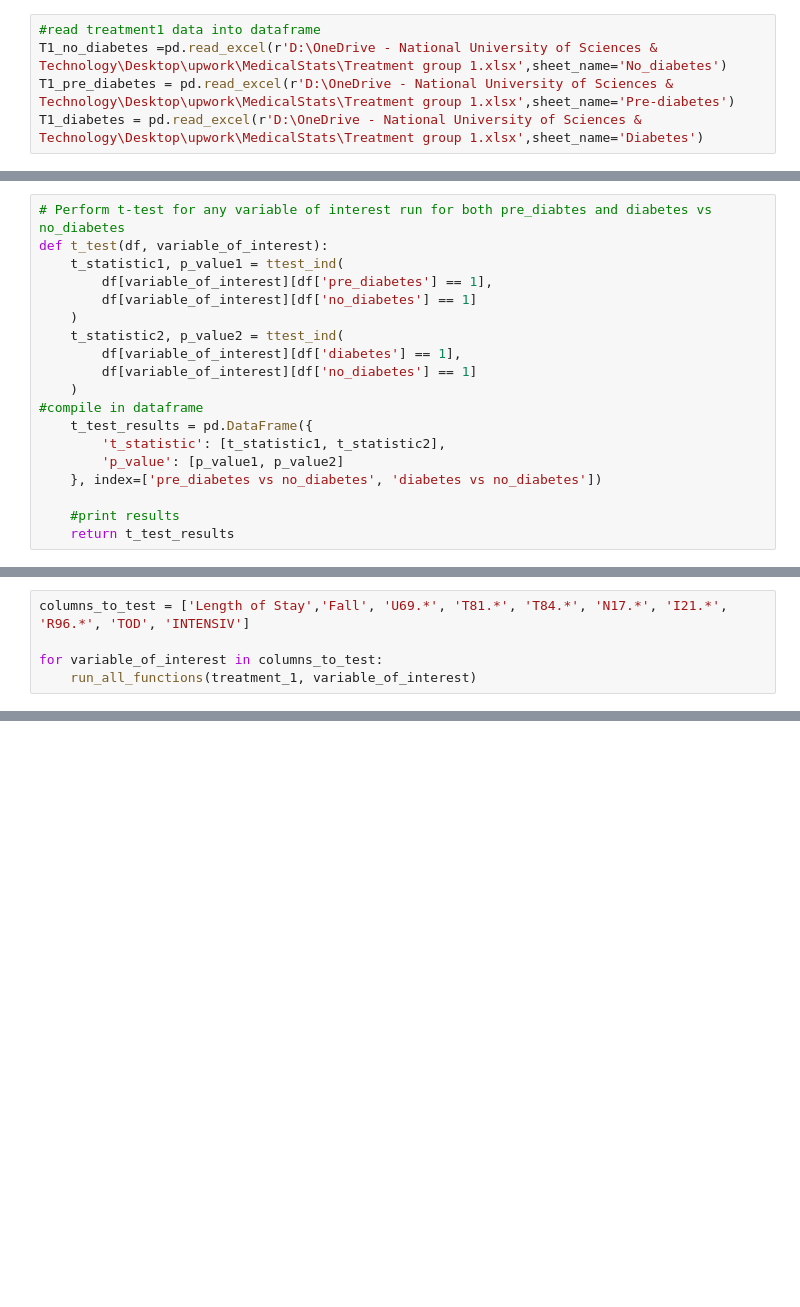
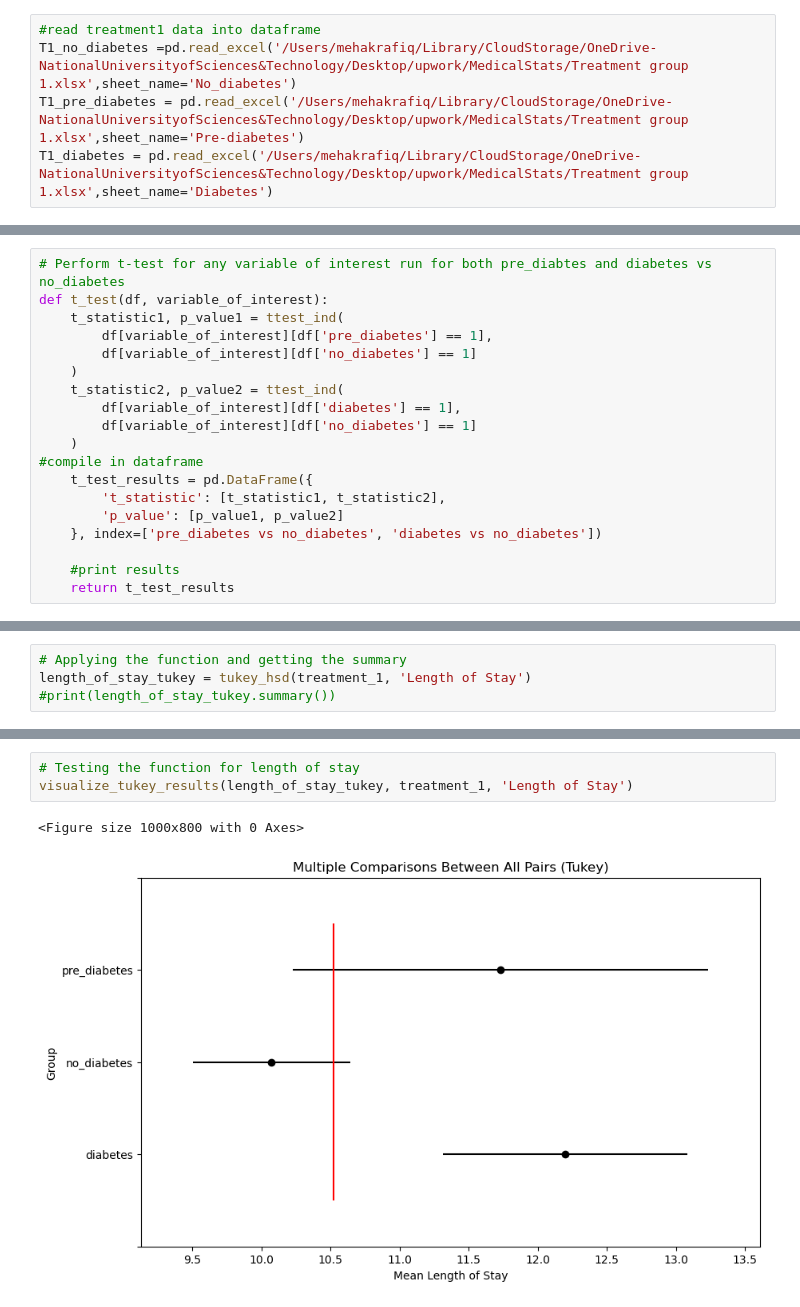
Before and after one commit to mehakrafiq/MedicalStats, a Jupyter notebook: T1_DataAnalysis.ipynb, the cells around one changed output, grey strips where cells are left out. Cells and saved outputs as stored; diff of their text form; blank space fills up the shorter version.

```diff
--- a/T1_DataAnalysis.ipynb
+++ b/T1_DataAnalysis.ipynb
@@ -14,9 +13,9 @@ import warnings
 warnings.filterwarnings('ignore')
 # %%
 #read treatment1 data into dataframe
-T1_no_diabetes =pd.read_excel(r'D:\OneDrive - National University of Sciences & Technology\Desktop\upwork\MedicalStats\Treatment group 1.xlsx',sheet_name='No_diabetes')
-T1_pre_diabetes = pd.read_excel(r'D:\OneDrive - National University of Sciences & Technology\Desktop\upwork\MedicalStats\Treatment group 1.xlsx',sheet_name='Pre-diabetes')
-T1_diabetes = pd.read_excel(r'D:\OneDrive - National University of Sciences & Technology\Desktop\upwork\MedicalStats\Treatment group 1.xlsx',sheet_name='Diabetes')
+T1_no_diabetes =pd.read_excel('/Users/mehakrafiq/Library/CloudStorage/OneDrive-NationalUniversityofSciences&Technology/Desktop/upwork/MedicalStats/Treatment group 1.xlsx',sheet_name='No_diabetes')
+T1_pre_diabetes = pd.read_excel('/Users/mehakrafiq/Library/CloudStorage/OneDrive-NationalUniversityofSciences&Technology/Desktop/upwork/MedicalStats/Treatment group 1.xlsx',sheet_name='Pre-diabetes')
+T1_diabetes = pd.read_excel('/Users/mehakrafiq/Library/CloudStorage/OneDrive-NationalUniversityofSciences&Technology/Desktop/upwork/MedicalStats/Treatment group 1.xlsx',sheet_name='Diabetes')
 # %%
 #make one datafrafme of all three dataframes
 T1_no_diabetes['no_diabetes'] = 1
@@ -572,5 +181,0 @@ def run_all_functions(df, variable_of_interest):
-# %%
-columns_to_test = ['Length of Stay','Fall', 'U69.*', 'T81.*', 'T84.*', 'N17.*', 'I21.*', 'R96.*', 'TOD', 'INTENSIV']
-
-for variable_of_interest in columns_to_test:
-    run_all_functions(treatment_1, variable_of_interest)
@@ -576,0 +201,4 @@ for variable_of_interest in columns_to_test:
+# %%
+# Applying the function and getting the summary
+length_of_stay_tukey = tukey_hsd(treatment_1, 'Length of Stay')
+#print(length_of_stay_tukey.summary())
@@ -576,0 +231,6 @@ for variable_of_interest in columns_to_test:
+# %%
+# Testing the function for length of stay
+visualize_tukey_results(length_of_stay_tukey, treatment_1, 'Length of Stay')
+# %% [output]
+<Figure size 1000x800 with 0 Axes>
+[figure, added]
```
Also changed, not shown: parts of 51 cells of this notebook, 40 other files.
